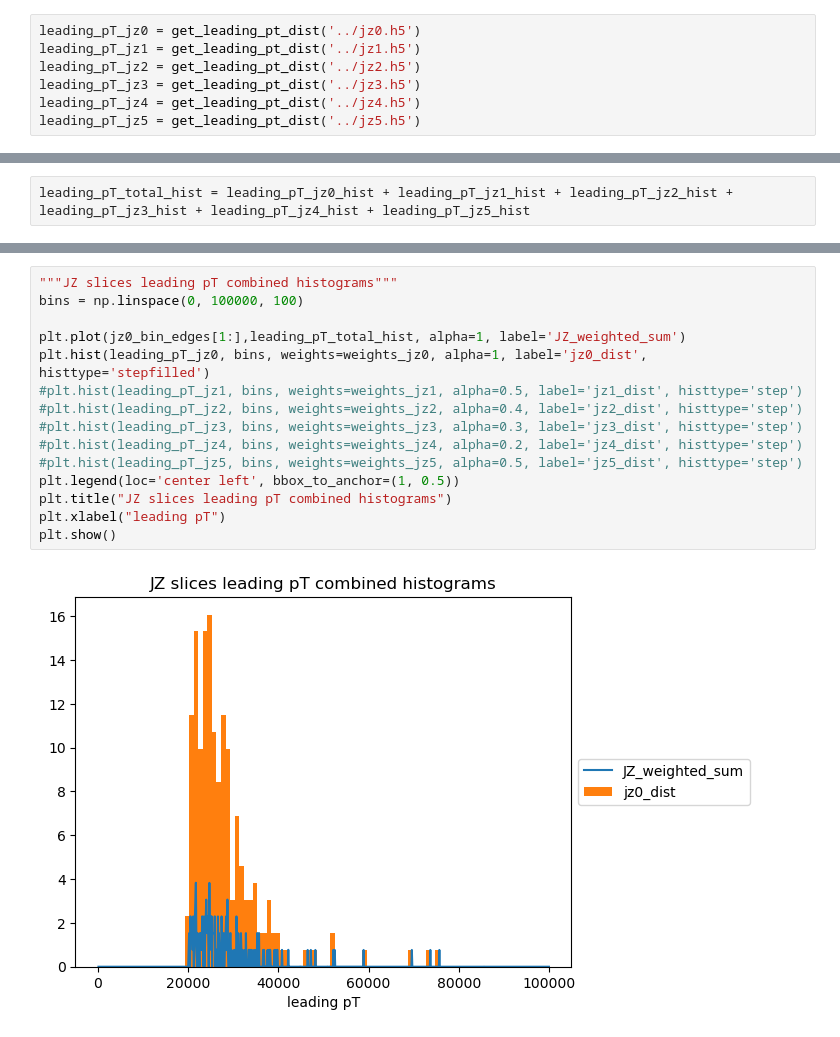
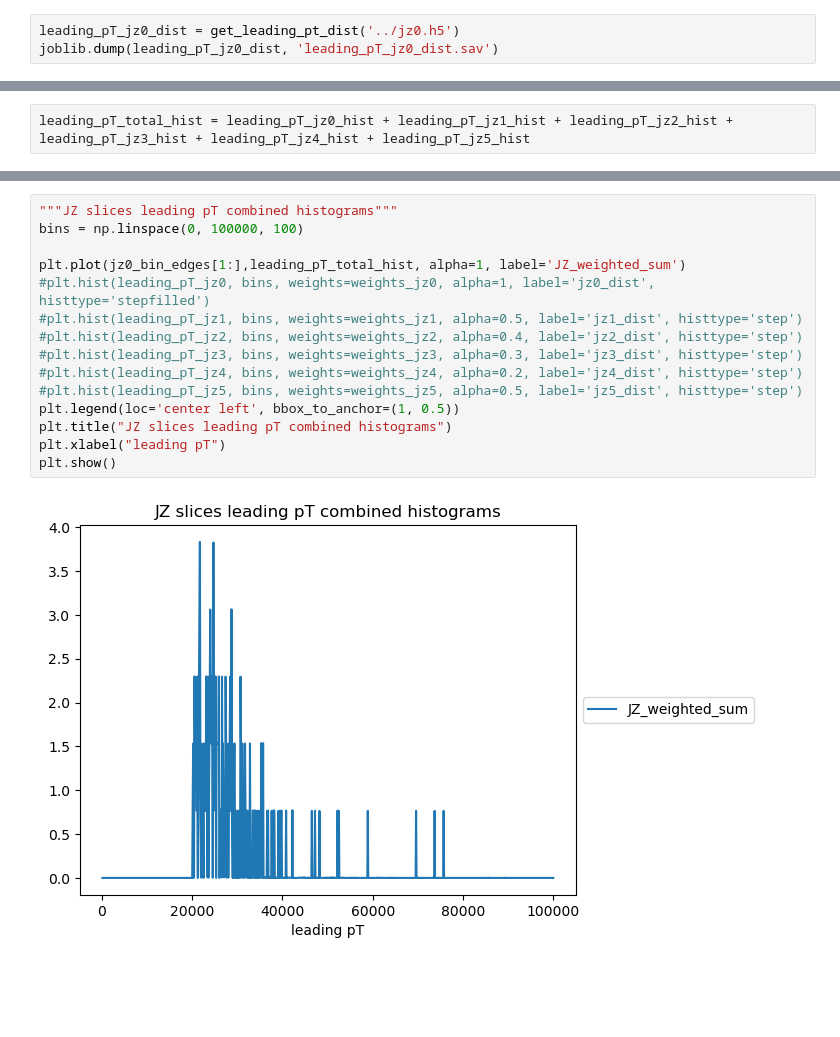
Before and after one commit to abdelllrazekkk/DIPZ_Workflow, a Jupyter notebook: ER_Algorithm.ipynb, the cells around one changed output, grey strips where cells are left out. Saved outputs shown, nothing was run; the diff lists cells and outputs as text; blank space fills up the shorter version.

```diff
--- a/ER_Algorithm.ipynb
+++ b/ER_Algorithm.ipynb
@@ -477,9 +479,5 @@ def get_leading_pt_dist(string, max_num=200):
             break
     return leading_pT
 # %%
-leading_pT_jz0 = get_leading_pt_dist('../jz0.h5')
-leading_pT_jz1 = get_leading_pt_dist('../jz1.h5')
-leading_pT_jz2 = get_leading_pt_dist('../jz2.h5')
-leading_pT_jz3 = get_leading_pt_dist('../jz3.h5')
-leading_pT_jz4 = get_leading_pt_dist('../jz4.h5')
-leading_pT_jz5 = get_leading_pt_dist('../jz5.h5')
+leading_pT_jz0_dist = get_leading_pt_dist('../jz0.h5')
+joblib.dump(leading_pT_jz0_dist, 'leading_pT_jz0_dist.sav')
@@ -506,17 +515,17 @@ leading_pT_total_hist = leading_pT_jz0_hist + leading_pT_jz1_hist + leading_pT_j
 # %%
 """JZ slices leading pT combined histograms"""
 bins = np.linspace(0, 100000, 100)
 
 plt.plot(jz0_bin_edges[1:],leading_pT_total_hist, alpha=1, label='JZ_weighted_sum')
-plt.hist(leading_pT_jz0, bins, weights=weights_jz0, alpha=1, label='jz0_dist', histtype='stepfilled')
+#plt.hist(leading_pT_jz0, bins, weights=weights_jz0, alpha=1, label='jz0_dist', histtype='stepfilled')
 #plt.hist(leading_pT_jz1, bins, weights=weights_jz1, alpha=0.5, label='jz1_dist', histtype='step')
 #plt.hist(leading_pT_jz2, bins, weights=weights_jz2, alpha=0.4, label='jz2_dist', histtype='step')
 #plt.hist(leading_pT_jz3, bins, weights=weights_jz3, alpha=0.3, label='jz3_dist', histtype='step')
 #plt.hist(leading_pT_jz4, bins, weights=weights_jz4, alpha=0.2, label='jz4_dist', histtype='step')
 #plt.hist(leading_pT_jz5, bins, weights=weights_jz5, alpha=0.5, label='jz5_dist', histtype='step')
 plt.legend(loc='center left', bbox_to_anchor=(1, 0.5))
 plt.title("JZ slices leading pT combined histograms")
 plt.xlabel("leading pT")
 plt.show()
 # %% [output]
-[figure, old version]
+[figure, new version]
```
Also changed, not shown: parts of 17 cells of this notebook, 33 other files.
